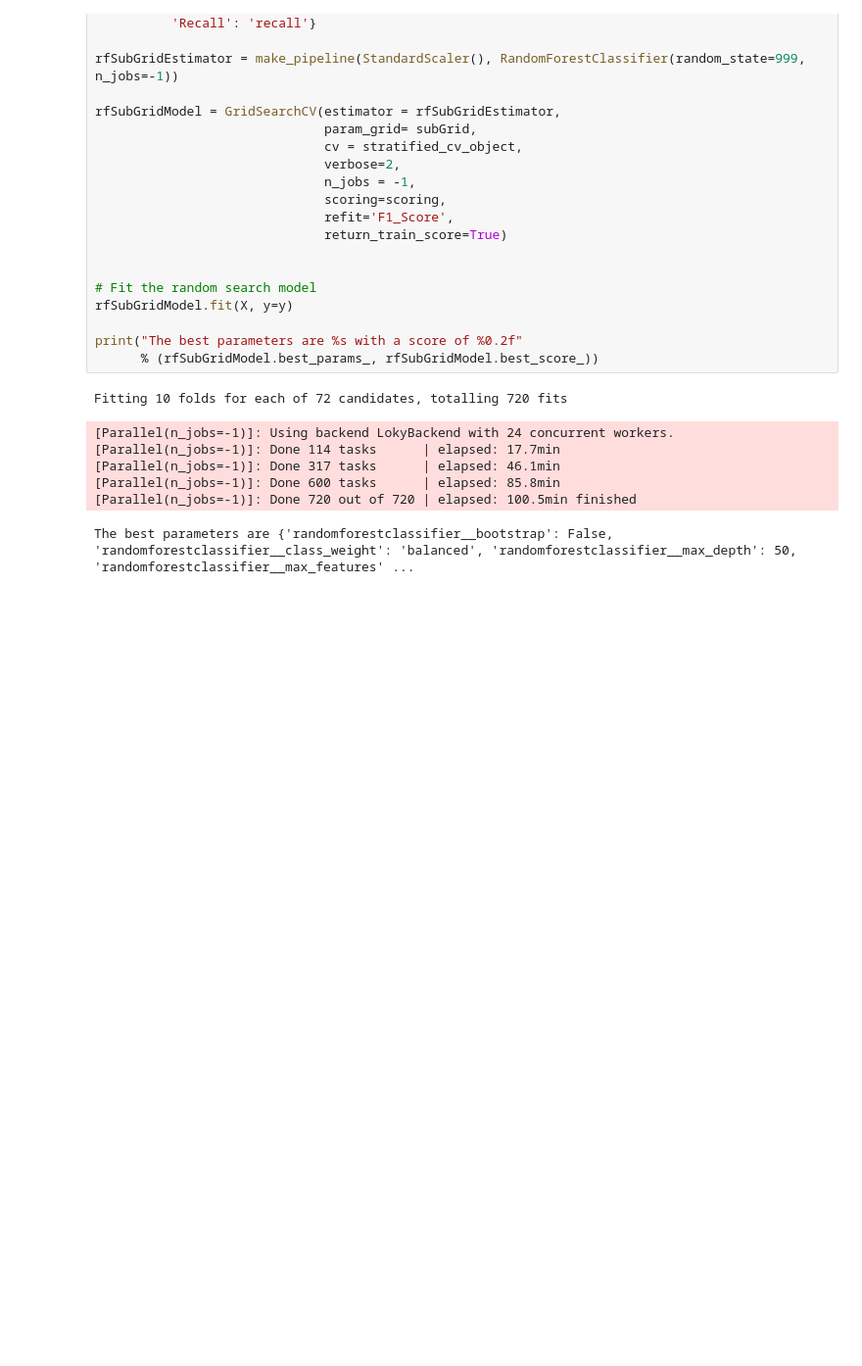
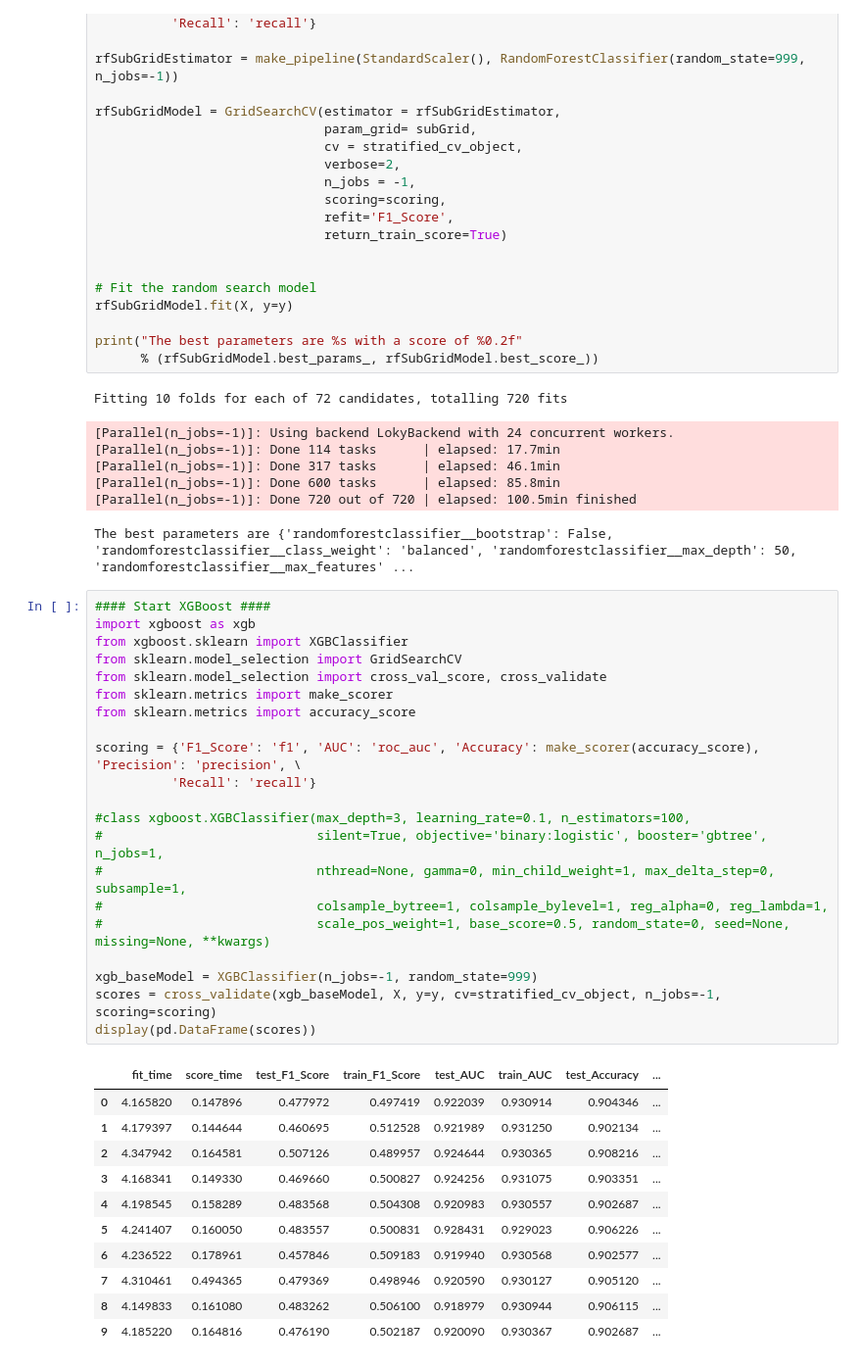
Before and after one commit to nhendersonkuns/awesomedataminers, a Jupyter notebook: Lab2_R_Chandna_Notebook.ipynb, the cells around one changed output. Shown: that part at 98% size. Drawn from its saved outputs; the diff is of its cells as text; blank space fills up the shorter version.

Commit message:
XGBoost Algo and Param Tuning

```diff
--- a/Lab2_R_Chandna_Notebook.ipynb
+++ b/Lab2_R_Chandna_Notebook.ipynb
@@ -904,3 +906,36 @@ Fitting 10 folds for each of 72 candidates, totalling 720 fits
 [Parallel(n_jobs=-1)]: Done 600 tasks      | elapsed: 85.8min
 [Parallel(n_jobs=-1)]: Done 720 out of 720 | elapsed: 100.5min finished
 The best parameters are {'randomforestclassifier__bootstrap': False, 'randomforestclassifier__class_weight': 'balanced', 'randomforestclassifier__max_depth': 50, 'randomforestclassifier__max_features' ...
+# %%
+#### Start XGBoost ####
+import xgboost as xgb
+from xgboost.sklearn import XGBClassifier
+from sklearn.model_selection import GridSearchCV
+from sklearn.model_selection import cross_val_score, cross_validate
+from sklearn.metrics import make_scorer
+from sklearn.metrics import accuracy_score
+
+scoring = {'F1_Score': 'f1', 'AUC': 'roc_auc', 'Accuracy': make_scorer(accuracy_score), 'Precision': 'precision', \
+          'Recall': 'recall'}
+
+#class xgboost.XGBClassifier(max_depth=3, learning_rate=0.1, n_estimators=100,
+#                            silent=True, objective='binary:logistic', booster='gbtree', n_jobs=1,
+#                            nthread=None, gamma=0, min_child_weight=1, max_delta_step=0, subsample=1,
+#                            colsample_bytree=1, colsample_bylevel=1, reg_alpha=0, reg_lambda=1,
+#                            scale_pos_weight=1, base_score=0.5, random_state=0, seed=None, missing=None, **kwargs)
+
+xgb_baseModel = XGBClassifier(n_jobs=-1, random_state=999)
+scores = cross_validate(xgb_baseModel, X, y=y, cv=stratified_cv_object, n_jobs=-1, scoring=scoring)
+display(pd.DataFrame(scores))
+# %% [output]
+|  | fit_time | score_time | test_F1_Score | train_F1_Score | test_AUC | train_AUC | test_Accuracy | ... |
+| 0 | 4.165820 | 0.147896 | 0.477972 | 0.497419 | 0.922039 | 0.930914 | 0.904346 | ... |
+| 1 | 4.179397 | 0.144644 | 0.460695 | 0.512528 | 0.921989 | 0.931250 | 0.902134 | ... |
+| 2 | 4.347942 | 0.164581 | 0.507126 | 0.489957 | 0.924644 | 0.930365 | 0.908216 | ... |
+| 3 | 4.168341 | 0.149330 | 0.469660 | 0.500827 | 0.924256 | 0.931075 | 0.903351 | ... |
+| 4 | 4.198545 | 0.158289 | 0.483568 | 0.504308 | 0.920983 | 0.930557 | 0.902687 | ... |
+| 5 | 4.241407 | 0.160050 | 0.483557 | 0.500831 | 0.928431 | 0.929023 | 0.906226 | ... |
+| 6 | 4.236522 | 0.178961 | 0.457846 | 0.509183 | 0.919940 | 0.930568 | 0.902577 | ... |
+| 7 | 4.310461 | 0.494365 | 0.479369 | 0.498946 | 0.920590 | 0.930127 | 0.905120 | ... |
+| 8 | 4.149833 | 0.161080 | 0.483262 | 0.506100 | 0.918979 | 0.930944 | 0.906115 | ... |
+| 9 | 4.185220 | 0.164816 | 0.476190 | 0.502187 | 0.920090 | 0.930367 | 0.902687 | ... |
```
Also changed, not shown: parts of 9 cells of this notebook.
